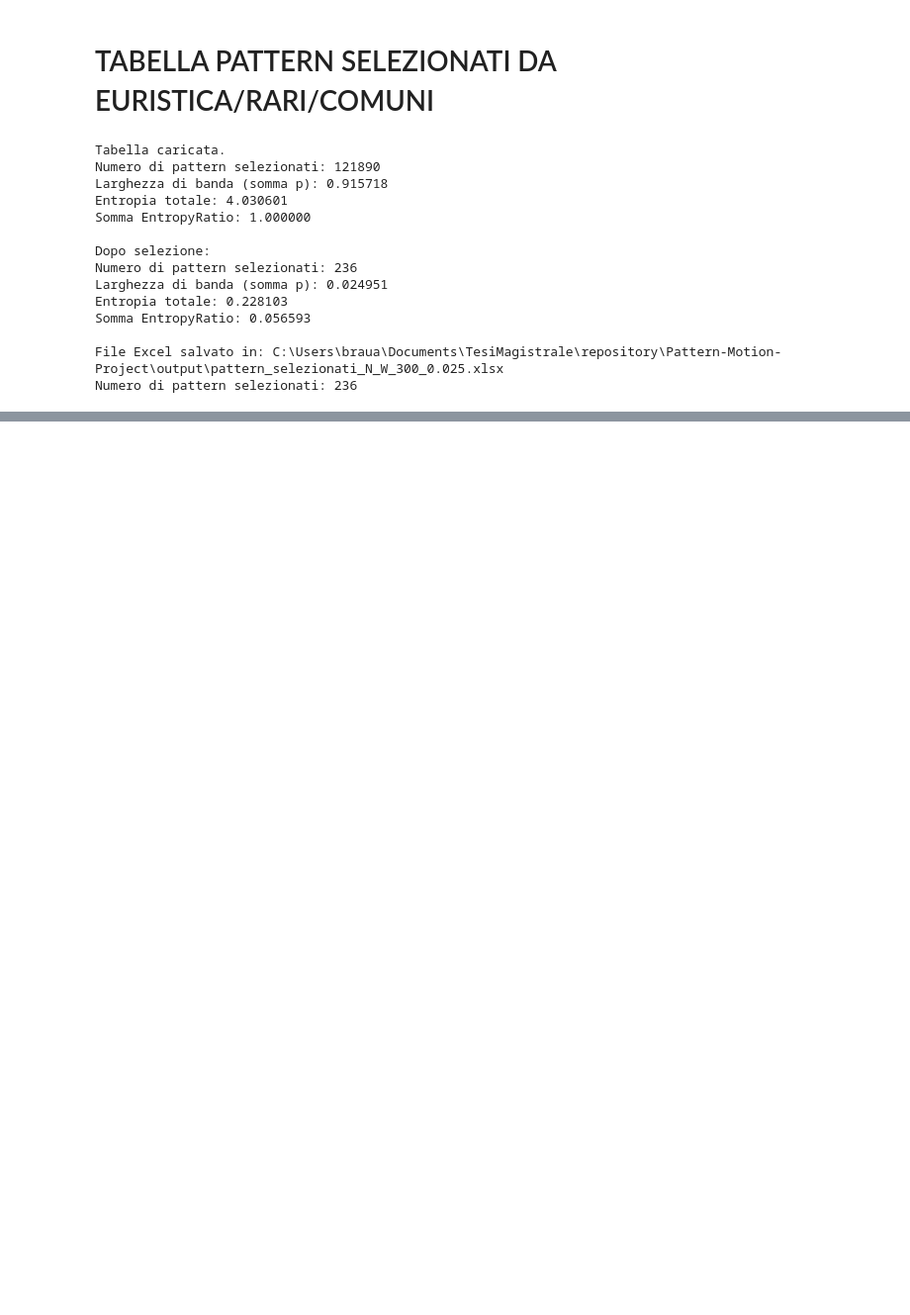
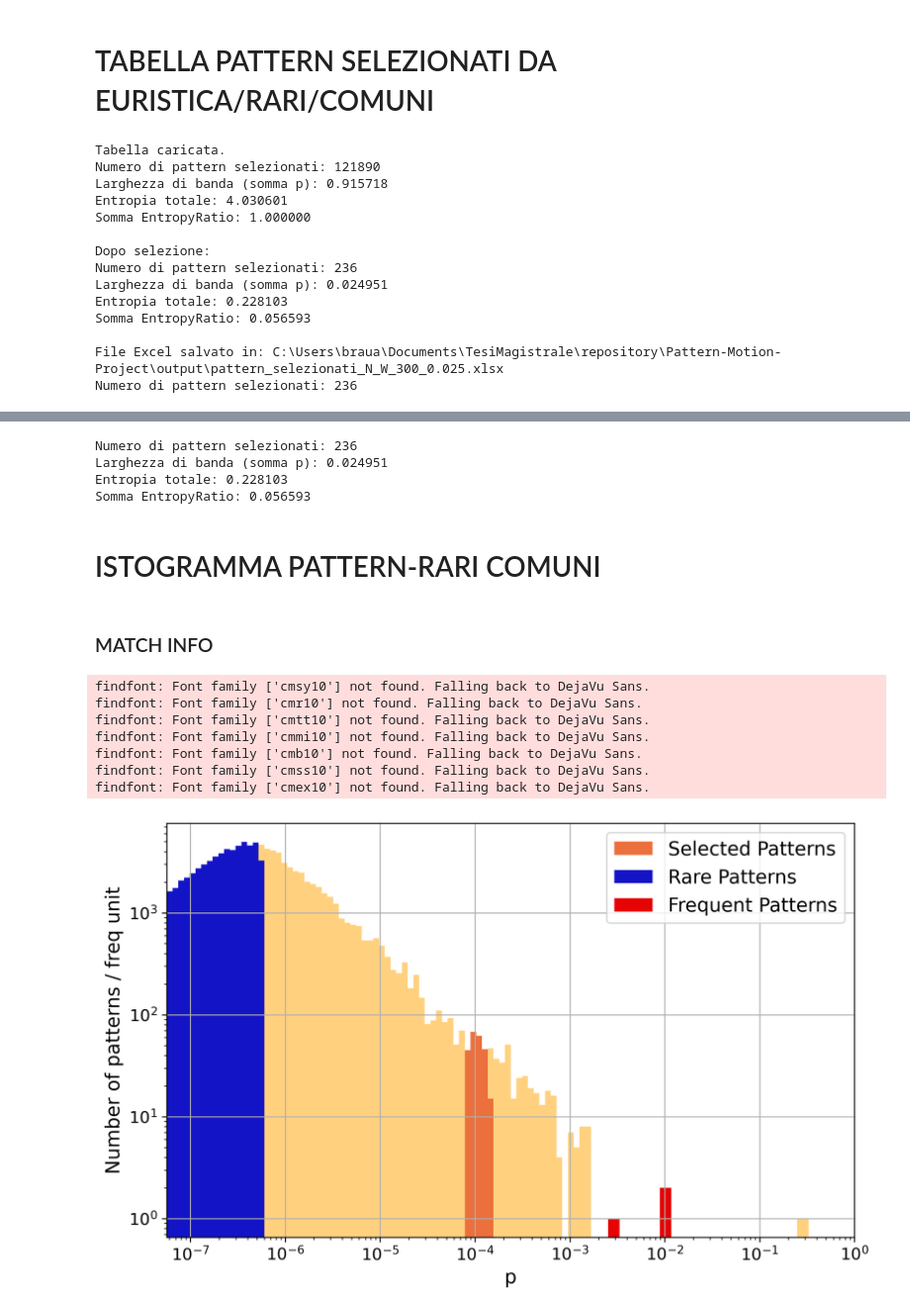
Before and after one commit to antoniobrau/Pattern-Motion-Project, a Jupyter notebook: notebooks/notebook_motion.ipynb, the cells around one changed output, grey strips where cells are left out. Shown at 99% size. Saved outputs shown, nothing was run; the diff lists cells and outputs as text; code cells hidden in the pictures; blank space fills up the shorter version.

```diff
--- a/notebooks/notebook_motion.ipynb
+++ b/notebooks/notebook_motion.ipynb
@@ -148,0 +504,41 @@ Numero di pattern selezionati: 236
+# %%
+table_eu.print_info()
+# %% [output]
+Numero di pattern selezionati: 236
+Larghezza di banda (somma p): 0.024951
+Entropia totale: 0.228103
+Somma EntropyRatio: 0.056593
+# %% [markdown]
+# ISTOGRAMMA PATTERN-RARI COMUNI
+# %% [markdown]
+### MATCH INFO
+# %%
+import matplotlib.pyplot as plt
+
+
+plt.figure(figsize=(8, 5), dpi=300)
+bins = np.logspace(-9,0,150)
+
+plt.hist(table["p"], bins = bins,alpha=0.5, color='orange')
+plt.hist(table_eu[table_eu["Mask"]]["p"], bins =bins, color = "#eb703d", label = "Selected Patterns")
+plt.hist(table_rari_match_info[table_rari_match_info["Mask"]]["p"], bins =bins, color = "#1414c7", label = "Rare Patterns")
+plt.hist(table_comuni_match_info[table_comuni_match_info["Mask"]]["p"], bins =bins, color = "#e60303", label = "Frequent Patterns")
+plt.xscale('log')
+plt.yscale("log")
+plt.xlabel("p", fontsize=14)
+plt.ylabel("Number of patterns / freq unit", fontsize=14)
+plt.xlim(table["p"].min(),1)
+plt.grid(True)
+plt.tight_layout()
+plt.legend(fontsize = 14)
+plt.tick_params(axis='both', which='major', labelsize=12)
+plt.show()
+# %% [output]
+findfont: Font family ['cmsy10'] not found. Falling back to DejaVu Sans.
+findfont: Font family ['cmr10'] not found. Falling back to DejaVu Sans.
+findfont: Font family ['cmtt10'] not found. Falling back to DejaVu Sans.
+findfont: Font family ['cmmi10'] not found. Falling back to DejaVu Sans.
+findfont: Font family ['cmb10'] not found. Falling back to DejaVu Sans.
+findfont: Font family ['cmss10'] not found. Falling back to DejaVu Sans.
+findfont: Font family ['cmex10'] not found. Falling back to DejaVu Sans.
+[figure, added]
```
Also changed, not shown: parts of 17 cells of this notebook.
